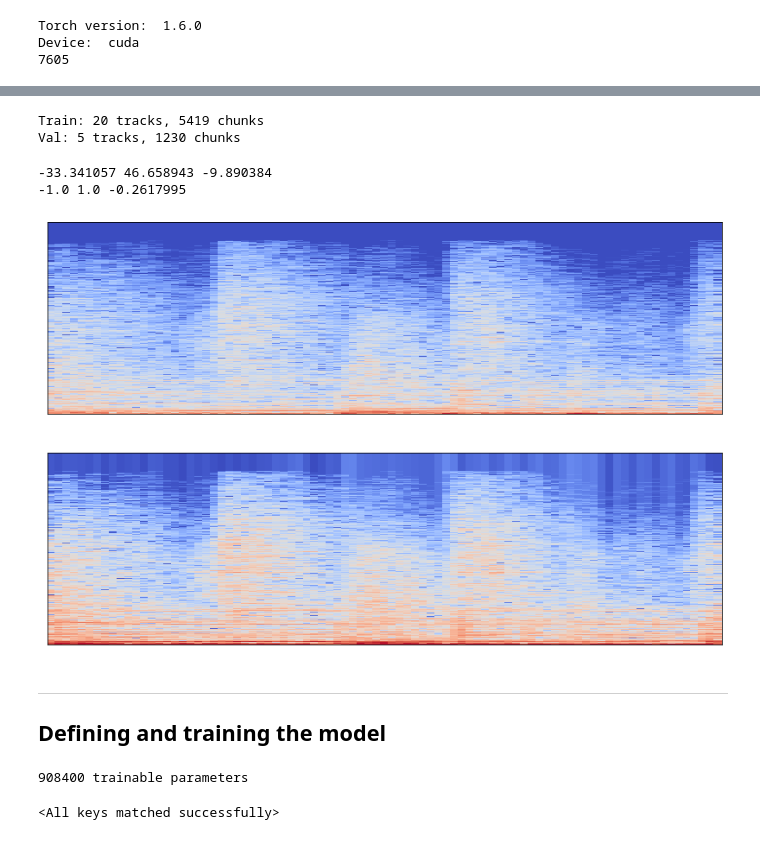
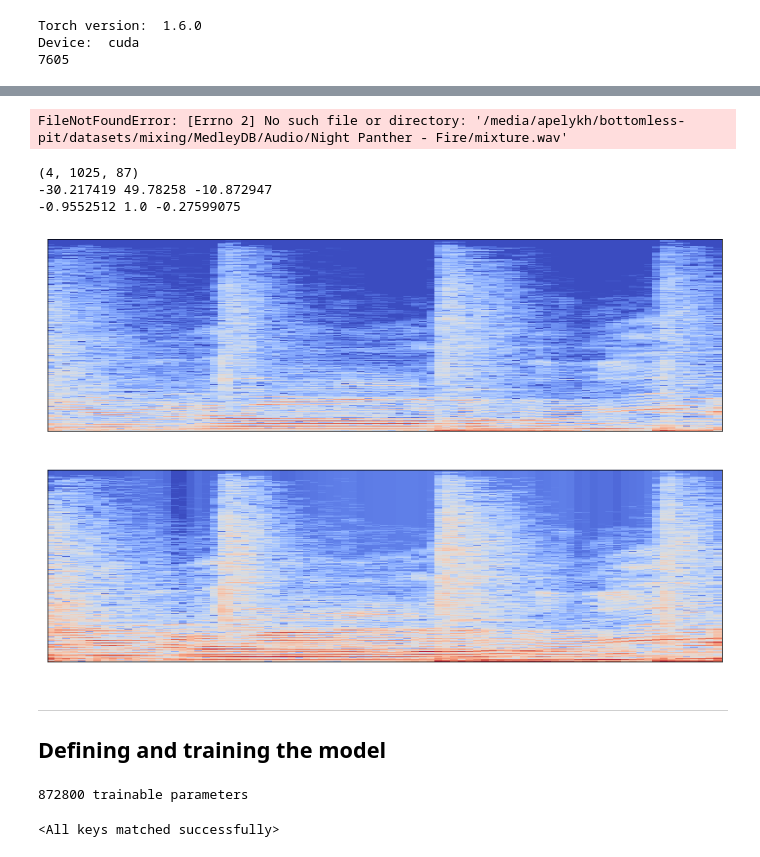
Before and after one commit to apelykh/deep-audio-mixer, a Jupyter notebook: training.ipynb, the cells around one changed output, grey strips where cells are left out. Drawn from its saved outputs; the diff is of its cells as text; code cells hidden in the pictures.

```diff
--- a/training.ipynb
+++ b/training.ipynb
@@ -68,47 +35,49 @@ d._precompute_features()
+# %%
+train_songlist = ['Night Panther - Fire']
+val_songlist = ['Night Panther - Fire']
 # %%
 d_train = MultitrackAudioDataset(
     base_path,
-    songlist=weathervane_music,
+    songlist=train_songlist,
     chunk_length=chunk_length,
-    train_val_test_split=(0.8, 0.2, 0.0),
-    mode='train',
-    seed=seed,
-    normalize=False
+    normalize=False,
+    compute_features=True,
+    augment_data=False
 )
 
 d_val = MultitrackAudioDataset(
     base_path,
-    songlist=weathervane_music,
+    songlist=val_songlist,
     chunk_length=chunk_length,
-    train_val_test_split=(0.8, 0.2, 0.0),
-    mode='val',
-    seed=seed,
-    normalize=False
+    normalize=False,
+    compute_features=True,
+    augment_data=False
 )
 
 print('Train: {} tracks, {} chunks'.format(d_train.get_num_songs(), len(d_train)))
 print('Val: {} tracks, {} chunks'.format(d_val.get_num_songs(), len(d_val)))
 # %% [output]
-Train: 20 tracks, 5419 chunks
-Val: 5 tracks, 1230 chunks
+FileNotFoundError: [Errno 2] No such file or directory: '/media/apelykh/bottomless-pit/datasets/mixing/MedleyDB/Audio/Night Panther - Fire/mixture.wav'
 # %%
-train_features, gt_features = d[50]
+train_features, gt_features = d_train[50]
+print(train_features.shape)
 
 fig = plt.figure(figsize=(14, 9))
 
 ax1 = plt.subplot(2,1,1)
 print(np.min(gt_features), np.max(gt_features), np.mean(gt_features))
 librosa.display.specshow(gt_features)
 
 ax2 = plt.subplot(2,1,2, sharex=ax1)
 norm_features = librosa.util.normalize(gt_features)
 print(np.min(norm_features), np.max(norm_features), np.mean(norm_features))
 librosa.display.specshow(norm_features)
 plt.show()
 # %% [output]
--33.341057 46.658943 -9.890384
--1.0 1.0 -0.2617995
+(4, 1025, 87)
+-30.217419 49.78258 -10.872947
+-0.9552512 1.0 -0.27599075
-[figure, old version]
+[figure, new version]
 # %%
 train_loader = DataLoader(d_train,
                           batch_size=48,
@@ -182,12 +151,12 @@ val_loader = DataLoader(d_val,
 
 #     return train_loss, val_loss
 # %%
-model = MixingModelScalar2d().to(device)
+model = MixingModelScalar1s().to(device)
 
 num_trainable_param = sum(p.numel() for p in model.parameters() if p.requires_grad)
 print('{} trainable parameters'.format(num_trainable_param))
 # %% [output]
-908400 trainable parameters
+872800 trainable parameters
 # %%
 # load weights if we want to continue training
 weights = './weights/final/mixmodel_scalar2d_1s_0040_72.3425.pt'
```
Also changed, not shown: parts of 6 cells of this notebook, 8 other files.
